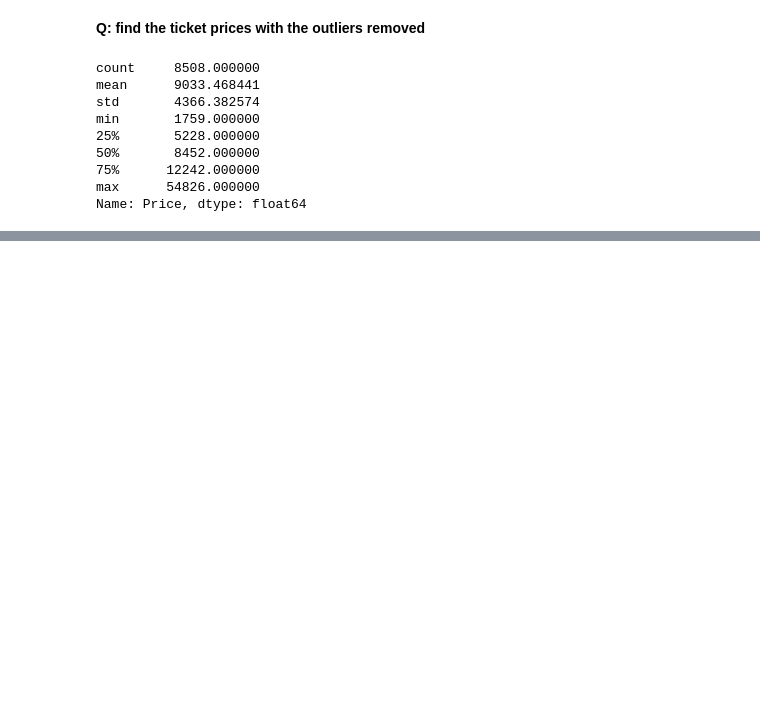
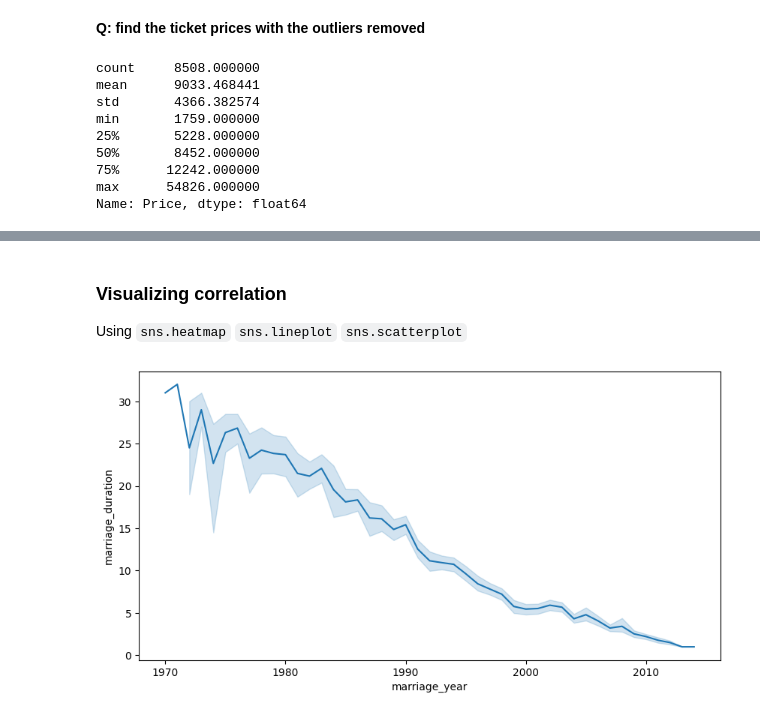
Before and after one commit to abhijeet-bhambere/exploratory_data_analysis, a Jupyter notebook: EDA_In_Python.ipynb, the cells around one changed output, grey strips where cells are left out. Cells and saved outputs as stored; diff of their text form; code cells hidden in the pictures; blank space fills up the shorter version.

```diff
--- a/EDA_In_Python.ipynb
+++ b/EDA_In_Python.ipynb
@@ -1251,0 +1405,10 @@ Name: Price, dtype: float64
+# %% [markdown]
+### Visualizing  correlation
+Using `sns.heatmap` `sns.lineplot` `sns.scatterplot`
+# %%
+# Create a line plot showing the average number of kids by year
+plt.figure(figsize=(10,5))
+sns.lineplot(data=divorces, x="marriage_year" , y="marriage_duration")
+plt.show()
+# %% [output]
+[figure, added]
```
Also changed, not shown: parts of 94 cells of this notebook.
